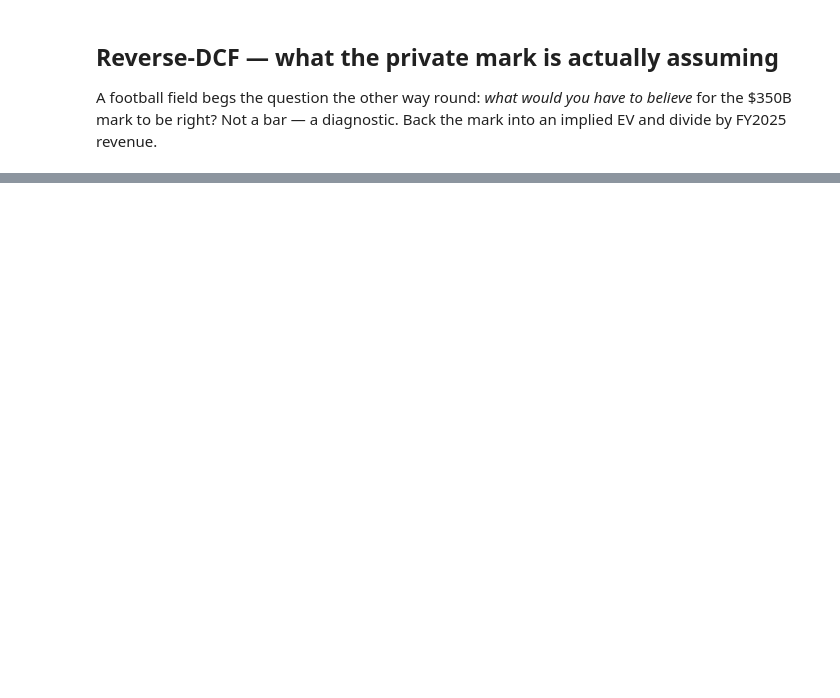
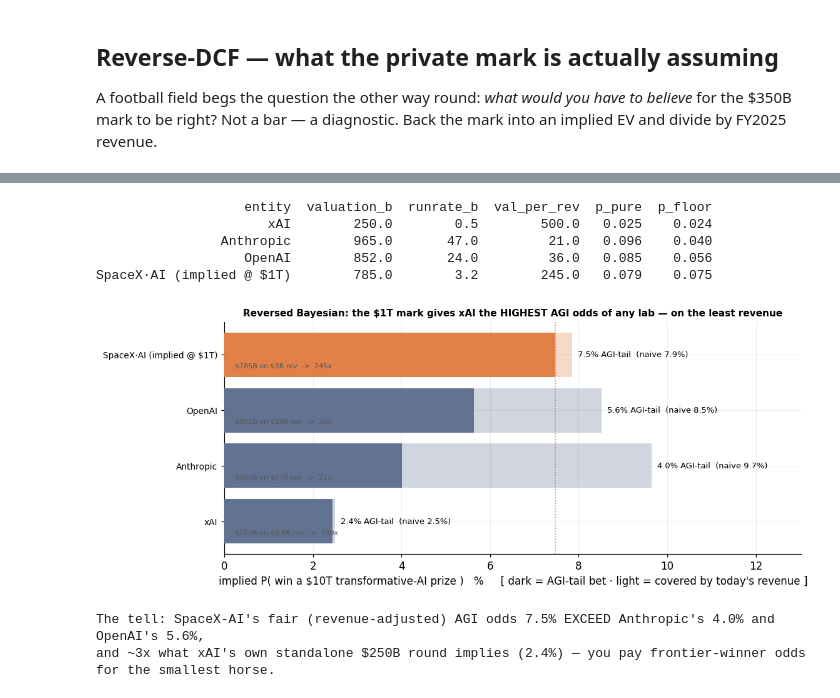
Before and after one commit to SailingSF/spacex_ipo_analysis, a Jupyter notebook: notebooks/valuation.ipynb, the cells around one changed output, grey strips where cells are left out. Cells and saved outputs as stored; diff of their text form; code cells hidden in the pictures; blank space fills up the shorter version.

```diff
--- a/notebooks/valuation.ipynb
+++ b/notebooks/valuation.ipynb
@@ -298,0 +493,39 @@ marks are not S-1 facts; they are date-stamped, reliability-flagged, and quarant
+# %%
+lt = tr.agi_lottery_table(prize_b=10_000.0, floor_mult=12.0)
+lt = lt.sort_values("p_floor").reset_index(drop=True)
+print(lt[["entity", "valuation_b", "runrate_b", "val_per_rev", "p_pure", "p_floor"]]
+      .round({"valuation_b": 0, "runrate_b": 1, "val_per_rev": 0, "p_pure": 3, "p_floor": 3}).to_string(index=False))
+
+y = np.arange(len(lt))
+fig, ax = plt.subplots(figsize=(10.5, 4.4))
+for i, r in lt.iterrows():
+    base = COL["AI"] if r.kind == "spacex" else "#5a6b8c"
+    ax.barh(i, r.p_floor * 100, color=base, alpha=0.95, zorder=3)                       # irreducible AGI tail
+    ax.barh(i, (r.p_pure - r.p_floor) * 100, left=r.p_floor * 100, color=base, alpha=0.28, zorder=3)  # revenue-covered
+    ax.annotate(f"{r.p_floor*100:.1f}% AGI-tail  (naive {r.p_pure*100:.1f}%)",
+                (r.p_pure * 100, i), xytext=(6, 0), textcoords="offset points", va="center", fontsize=8.5)
+    _rr = f"\${r.runrate_b:.1f}B" if r.runrate_b < 1 else _d(r.runrate_b)
+    ax.annotate(f"{_d(r.valuation_b)} on {_rr} rev  ->  {r.val_per_rev:.0f}x",
+                (0.15, i), xytext=(4, -12), textcoords="offset points", va="center", fontsize=7.3, color="#555")
+sx = lt[lt.kind == "spacex"].iloc[0]
+ax.axvline(sx.p_floor * 100, color=COL["AI"], ls=":", lw=1.1, zorder=1)
+ax.set_yticks(y); ax.set_yticklabels(lt.entity, fontsize=9)
+ax.set_xlabel("implied P( win a \\$10T transformative-AI prize )   %     [ dark = AGI-tail bet · light = covered by today's revenue ]")
+ax.set_xlim(0, max(lt.p_pure) * 100 * 1.35)
+ax.set_title("Reversed Bayesian: the \\$1T mark gives xAI the HIGHEST AGI odds of any lab — on the least revenue",
+             fontsize=10)
+charts.finish(fig); charts.save(fig, "trillion_agi_lottery"); plt.show()
+
+print(f"\nThe tell: SpaceX-AI's fair (revenue-adjusted) AGI odds {sx.p_floor:.1%} EXCEED Anthropic's "
+      f"{lt[lt.entity=='Anthropic'].p_floor.iloc[0]:.1%} and OpenAI's {lt[lt.entity=='OpenAI'].p_floor.iloc[0]:.1%},")
+print(f"and ~3x what xAI's own standalone $250B round implies "
+      f"({lt[lt.entity=='xAI'].p_floor.iloc[0]:.1%}) — you pay frontier-winner odds for the smallest horse.")
+# %% [output]
+                   entity  valuation_b  runrate_b  val_per_rev  p_pure  p_floor
+                      xAI        250.0        0.5        500.0   0.025    0.024
+                Anthropic        965.0       47.0         21.0   0.096    0.040
+                   OpenAI        852.0       24.0         36.0   0.085    0.056
+SpaceX·AI (implied @ $1T)        785.0        3.2        245.0   0.079    0.075
+[figure, added]
+The tell: SpaceX-AI's fair (revenue-adjusted) AGI odds 7.5% EXCEED Anthropic's 4.0% and OpenAI's 5.6%,
+and ~3x what xAI's own standalone $250B round implies (2.4%) — you pay frontier-winner odds for the smallest horse.
```
Also changed, not shown: parts of 18 cells of this notebook, 1 other file.
